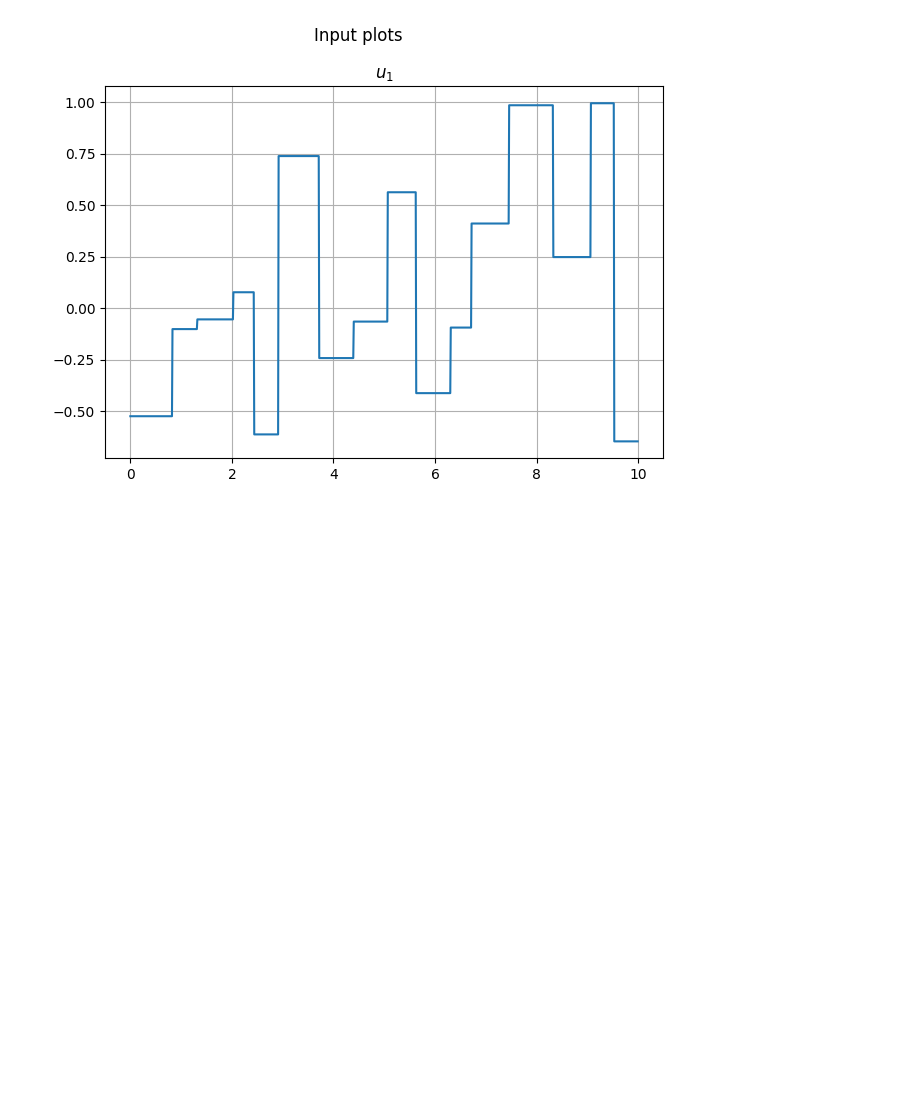
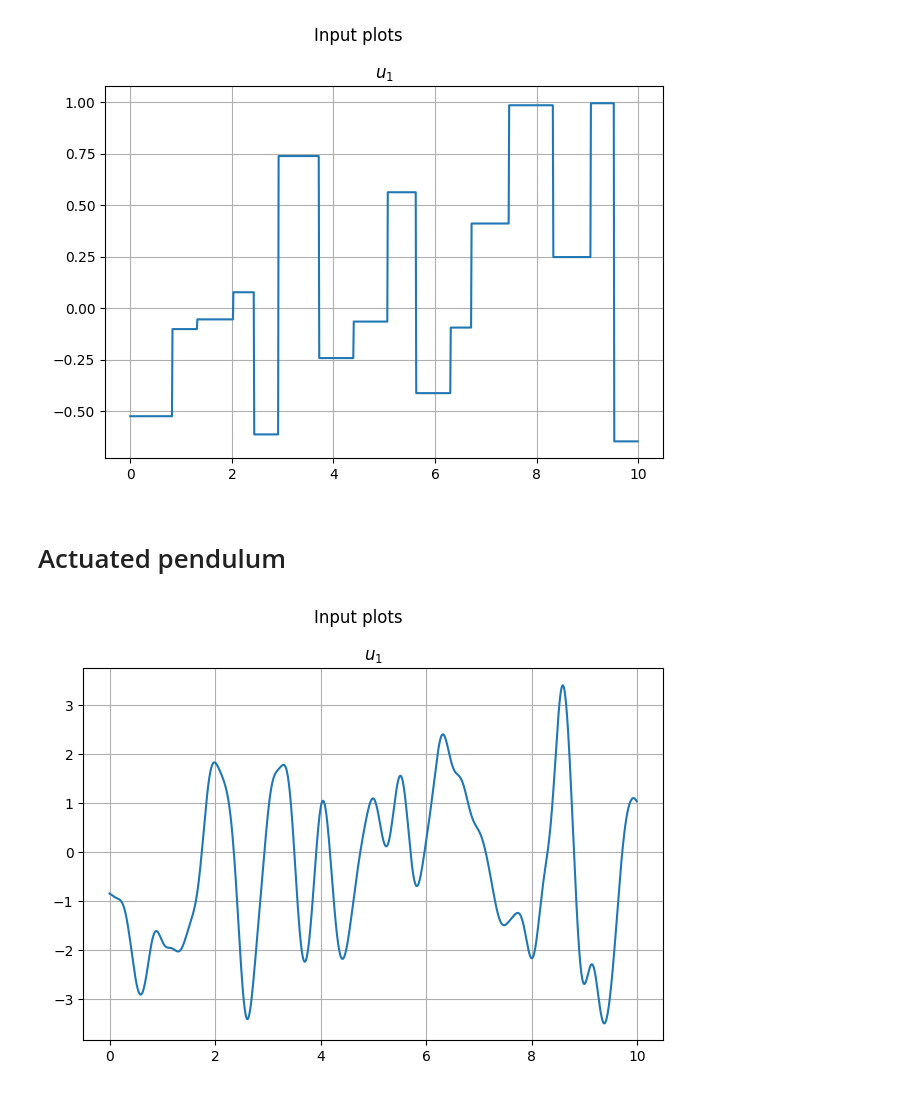
Before and after one commit to Dany-L/statesim, a Jupyter notebook: scripts/notebooks/generate_data.ipynb, the cells around one changed output. Drawn from its saved outputs; the diff is of its cells as text; code cells hidden in the pictures; blank space fills up the shorter version.

Commit message:
add grf input generation, add actuated pendulum

```diff
--- a/scripts/notebooks/generate_data.ipynb
+++ b/scripts/notebooks/generate_data.ipynb
@@ -61,3 +61,35 @@ plot_inputs(result)
 # %% [output]
 [figure]
 [figure]
+# %% [markdown]
+# Actuated pendulum
+# %%
+from statesim.analysis import plot_simulation_results as plot
+from statesim.system import pendulum
+sys = pendulum.ActuatedPendulum()
+config = GenerateConfig.parse_file('../../config/actuated_pendulum.json')
+config.input_generator
+N = int(config.T / config.step_size)
+us = gaussian_random_field(1, N,config.input_generator, config.step_size)
+
+sim = ContinuousSimulator(T=config.T, step_size=config.step_size)
+model = Nonlinear(
+    sys.state_dynamics,
+    sys.output_function,
+    sys.nx,
+    sys.ny,
+    sys.nu
+)
+
+result = sim.simulate(
+    model=model,
+    initial_state=np.array(config.simulator.initial_state).reshape(
+        config.system.nx, 1
+    ),
+    input=us,
+    noise_config=config.measurement_noise,
+)
+# %%
+plot.plot_inputs(result)
+# %% [output]
+[figure, added]
```
Also changed, not shown: parts of 2 cells of this notebook, 13 other files.
